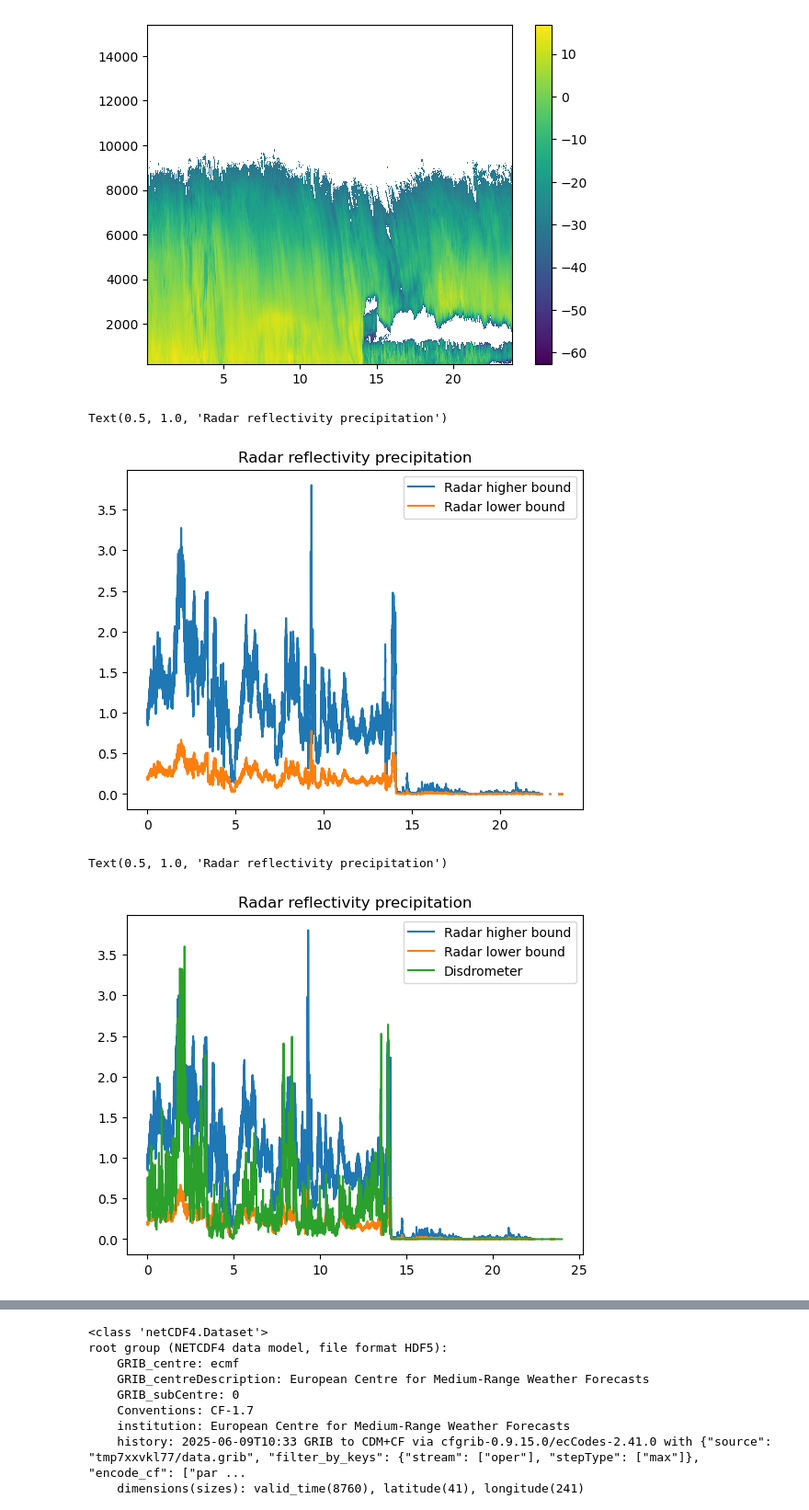
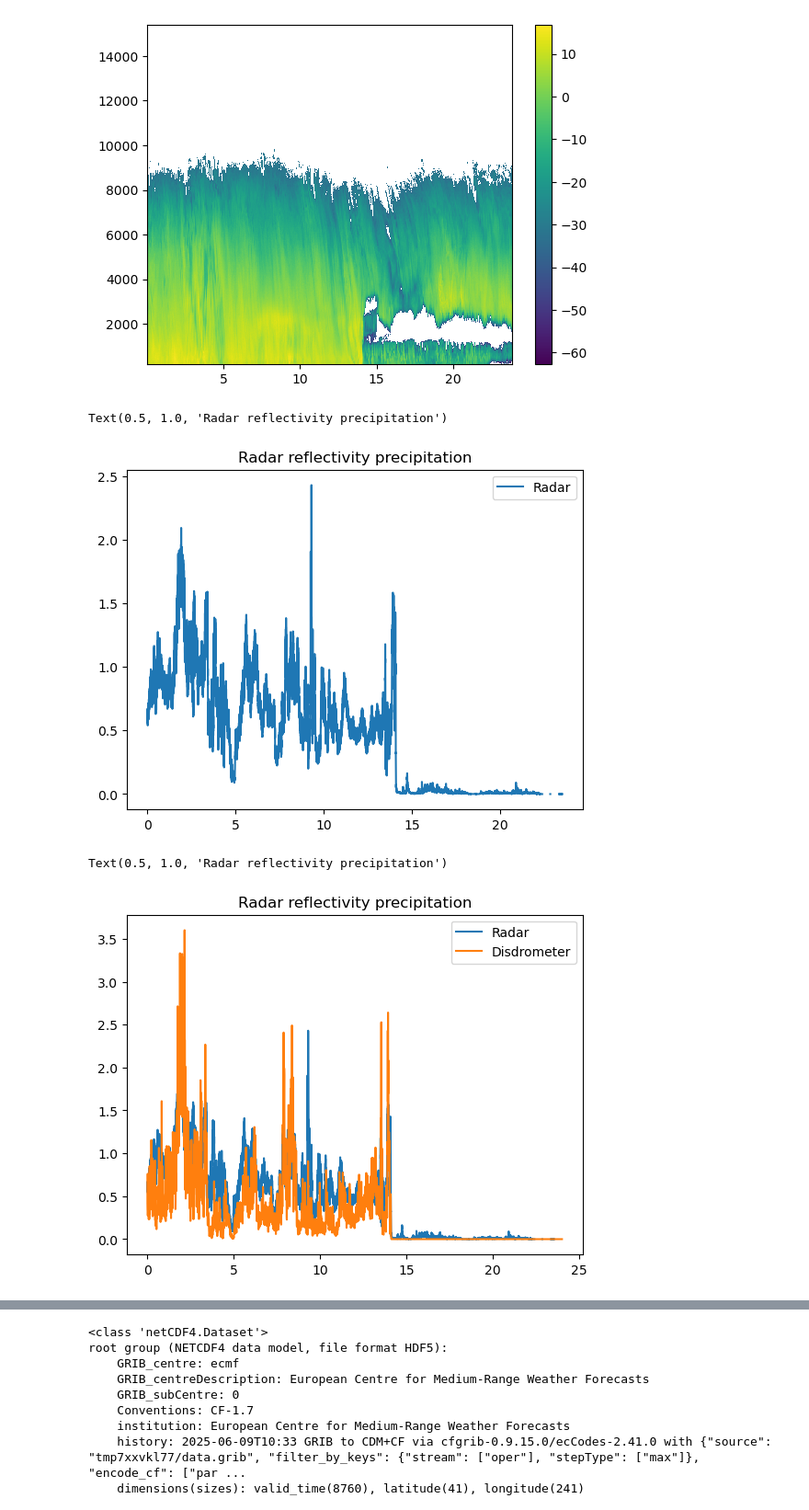
Before and after one commit to Troll-Observing-Network/neumayer-snowfall, a Jupyter notebook: SnowfallConvert.ipynb, the cells around one changed output, grey strips where cells are left out. Shown at 92% size. Drawn from its saved outputs; the diff is of its cells as text; code cells hidden in the pictures.

```diff
--- a/SnowfallConvert.ipynb
+++ b/SnowfallConvert.ipynb
@@ -34,23 +34,20 @@ plt.colorbar()
 [figure]
 # %%
 # Empirical constants from Makrosov et al. (2022), Souverijns et al. (2017)
-aLower = 11
-aHigher = 63
+a = 18
 b = 1.1
 
-precipLower = (z / aHigher) ** (1 / b)
-precipHigher = (z / aLower) ** (1 / b)
+precip = (z / a) ** (1 / b)
 
 
 T, H = np.meshgrid(time, height)
 # %%
-plt.plot(time, precipHigher[:, 0], label='Radar higher bound')
-plt.plot(time, precipLower[:, 0], label='Radar lower bound')
+plt.plot(time, precip[:, 0], label='Radar')
 plt.legend()
 plt.title("Radar reflectivity precipitation")
 # %% [output]
 Text(0.5, 1.0, 'Radar reflectivity precipitation')
-[figure, old version]
+[figure, new version]
 # %%
 disfile_path = '/gws/nopw/j04/tone_ico_gws/cloudnet/neumayer/disdrometer/20230426_neumayer_parsivel_0bc7d487.nc'
 disdayFile = nc.Dataset(disfile_path)
@@ -59,11 +56,10 @@ rainRate = np.array(disdayFile.variables['rainfall_rate']) * 1000 * 60 * 60 # ti
 snowRate = (rainRate ** 1.9) * 0.03344 # Matrosov et al (2022) mass size relation
 disTime = np.array(disdayFile.variables['time'])
 # %%
-plt.plot(time, precipHigher[:, 0], label='Radar higher bound')
-plt.plot(time, precipLower[:, 0], label='Radar lower bound')
+plt.plot(time, precip[:, 0], label='Radar')
 plt.plot(disTime, snowRate, label='Disdrometer')
 plt.legend()
 plt.title("Radar reflectivity precipitation")
 # %% [output]
 Text(0.5, 1.0, 'Radar reflectivity precipitation')
-[figure, old version]
+[figure, new version]
```
Also changed, not shown: parts of 11 cells of this notebook.
